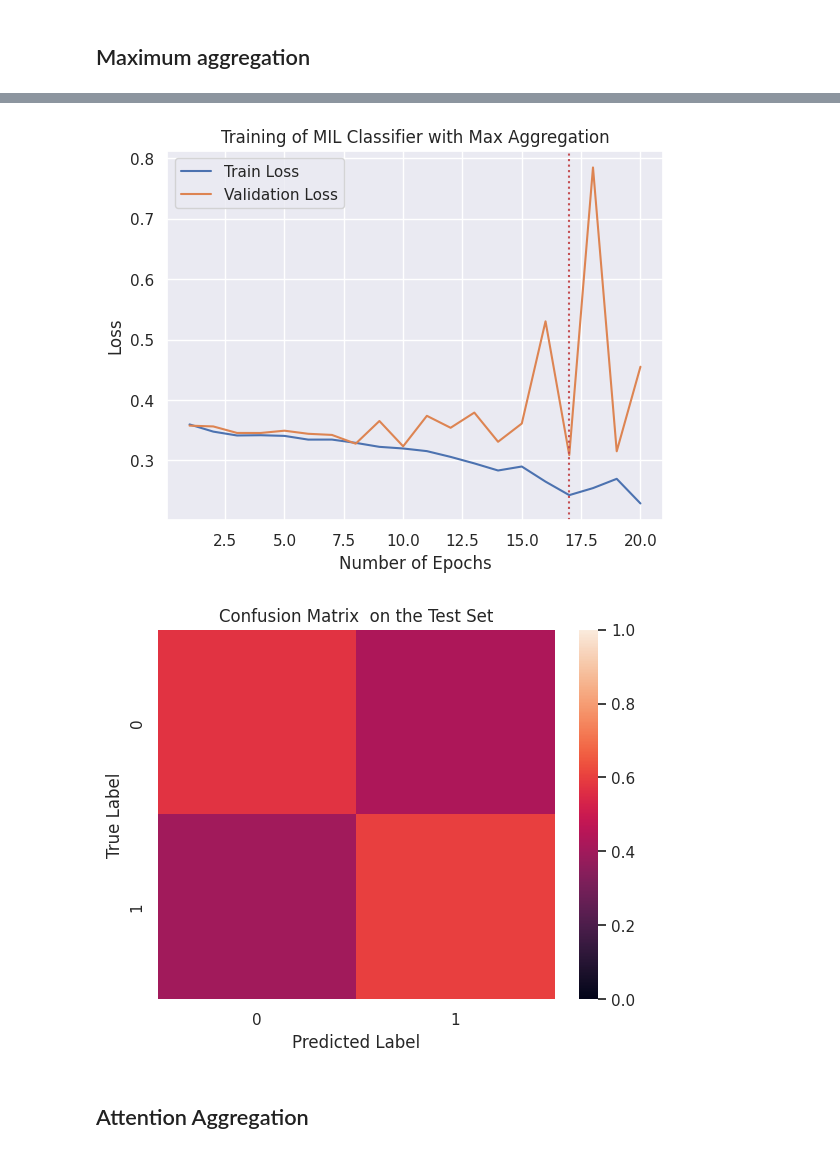
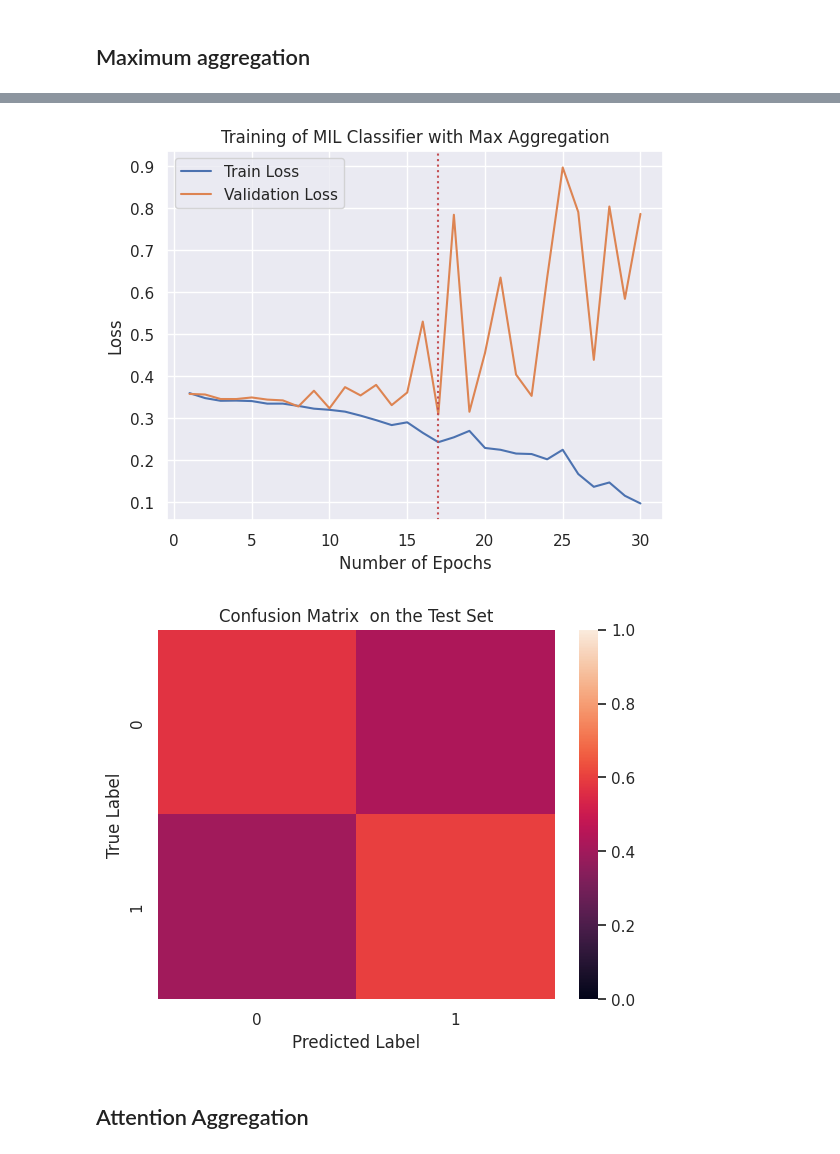
Before and after one commit to ProViktor/lungcell_mil, a Jupyter notebook: notebooks/torch_playground.ipynb, the cells around one changed output, grey strips where cells are left out. Saved outputs shown, nothing was run; the diff lists cells and outputs as text; code cells hidden in the pictures.

```diff
--- a/notebooks/torch_playground.ipynb
+++ b/notebooks/torch_playground.ipynb
@@ -22,13 +22,13 @@ use_sparse_data = True
 
 
 if use_sparse_data:
-    input_size = 2000
-    bag_key = 'bag'
-    num_epochs_master = 30
+    INPUT_SIZE = 2000
+    BAG_KEY = 'bag'
+    NUM_EPOCHS = 30
 else:
-    input_size = 30
-    bag_key = 'bag_embed'
-    num_epochs_master = 30
+    INPUT_SIZE = 30
+    BAG_KEY = 'bag_embed'
+    NUM_EPOCHS = 30
 # %%
 train_set = CellsData(split="train")
 val_set = CellsData(split="val")
@@ -45,61 +72,31 @@ The entire datatset contains 146 bags.
 # %% [markdown]
 ## Maximum aggregation
 # %%
+run_params = {}
+if use_sparse_data:
+    run_params = {
+        "n_hidden": 3,
+        "hidden_size": 10,
+        "lr": 10**-2,
+        "decay": 10**-2,
+        "encoding_size": 10,
+        "seed": 37,
+    }
+else:
+    run_params = {
+    "n_hidden": 1,
+    "hidden_size": 30,
+    "lr": 10**-2,
+    "decay": 10**-1.7005985187830885,
+    "seed": 27,
+    "encoding_size": 30,
+    }
 
-if use_sparse_data:
-    n_hidden = 3
-    hidden_size = 10
-    lr = 10**-2
-    decay = 10**-2
-    encoding_size = 10
-    seed = 37
-else:
-    n_hidden = 1
-    hidden_size = 30#30
-    lr = 10**-2
-    decay = 10**-1.7005985187830885
-    seed = 27#27
-    encoding_size = 30 #30
+set_seed(run_params["seed"])
+encoder = MLP_encoder(
+    n_hidden=run_params["n_hidden"], hidden_size=run_params["hidden_size"], output_size=run_params["encoding_size"], input_size=INPUT_SIZE
+)
+aggregator = MaxAggergation(post_process=True, encoding_size=run_params["encoding_size"])
 
-set_seed(seed)
-
-
-table_row_to_number = MLP_encoder(
-    n_hidden=n_hidden, hidden_size=hidden_size, output_size=encoding_size, input_size=input_size
-)
-max_aggregator = MaxAggergation(post_process=True, encoding_size=encoding_size)
-
-model = MIL_model(instance_encoder=table_row_to_number, bag_aggregator=max_aggregator)
-
-
-criterion = nn.BCELoss()
-optimizer = optim.Adam(model.parameters(), lr=decay, weight_decay=decay)
-
-num_epochs = 20
-
-
-fig, ax = plt.subplots()
-
-
-path_prefix = PROJECT_ROOT / "data/max_aggregation_models/epoch_"
-train_loss, valid_loss, best_epoch = model_run(
-    model=model,
-    train_loader=train_loader,
-    validation_loader=validation_loader,
-    criterion=criterion,
-    optimizer=optimizer,
-    num_epochs=num_epochs,
-    save_path_prefix=str(path_prefix),
-    ax=ax,
-    plot_title="Training of MIL Classifier with Max Aggregation",
-    sparse=use_sparse_data,
-)
-
-
-best_epoch = 16
-path = str(path_prefix) + f"{best_epoch}.torch"
-model = torch.load(path, weights_only=False)
-
-
-evaluate_accuracy(model=model, dataset=test_set, bag_key = bag_key, mode = 'Test')
+run_evaluation(encoder, aggregator, run_params["lr"], run_params["decay"], plot_title="Training of MIL Classifier with Max Aggregation", path_prefix=str(PROJECT_ROOT / "data/torch_playground_max_aggregation_models/epoch_"))
 # %% [output]
@@ -119,8 +116,8 @@ Epoch 12/20, Train Loss: 0.3058, Validation Loss: 0.3540
 Accuracy: 59.09%
 Balanced Accuracy: 58.57%
 Precision: 57.50%
 Recall: 58.57%
-[figure, old version]
+[figure, new version]
 [figure]
 # %% [markdown]
 ## Attention Aggregation
```
Also changed, not shown: parts of 6 cells of this notebook.
